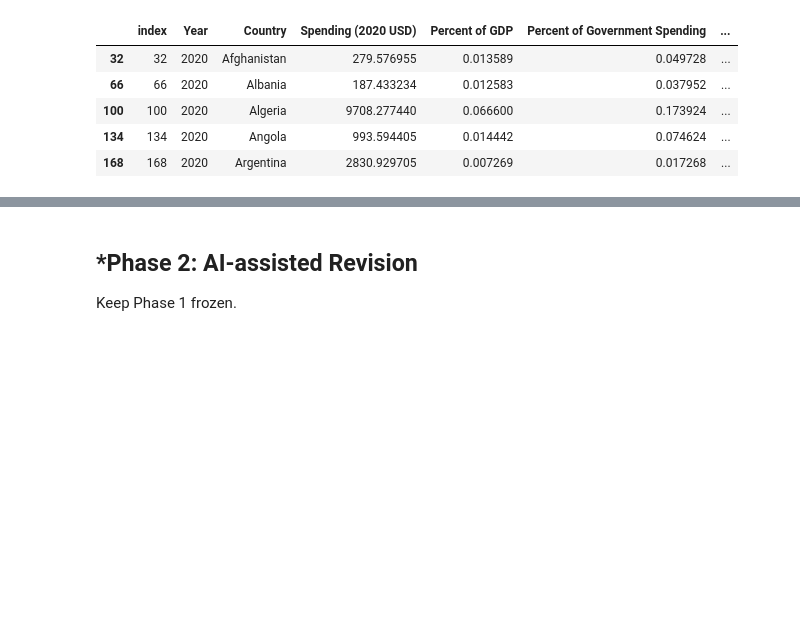
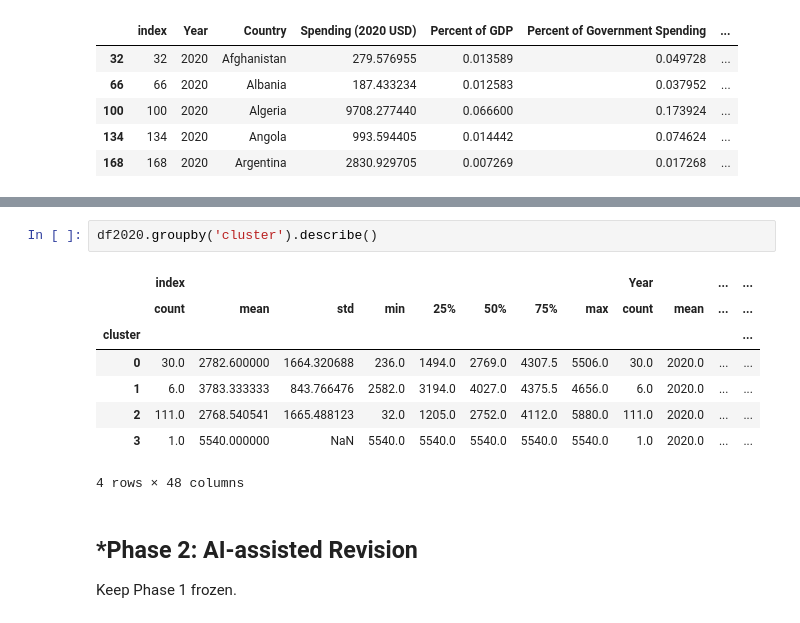
Before and after one commit to raffaellaalpaca-ai/A04-clustering, a Jupyter notebook: notebook.ipynb, the cells around one changed output, grey strips where cells are left out. Saved outputs shown, nothing was run; the diff lists cells and outputs as text; blank space fills up the shorter version.

Commit message:
describe table

```diff
--- a/notebook.ipynb
+++ b/notebook.ipynb
@@ -312,3 +326,14 @@ df2020.head()
+# %%
+df2020.groupby('cluster').describe()
+# %% [output]
+|  | index |  |  |  |  |  |  |  | Year |  | ... | ... |
+|  | count | mean | std | min | 25% | 50% | 75% | max | count | mean | ... | ... |
+| cluster |  |  |  |  |  |  |  |  |  |  |  | ... |
+| 0 | 30.0 | 2782.600000 | 1664.320688 | 236.0 | 1494.0 | 2769.0 | 4307.5 | 5506.0 | 30.0 | 2020.0 | ... | ... |
+| 1 | 6.0 | 3783.333333 | 843.766476 | 2582.0 | 3194.0 | 4027.0 | 4375.5 | 4656.0 | 6.0 | 2020.0 | ... | ... |
+| 2 | 111.0 | 2768.540541 | 1665.488123 | 32.0 | 1205.0 | 2752.0 | 4112.0 | 5880.0 | 111.0 | 2020.0 | ... | ... |
+| 3 | 1.0 | 5540.000000 | NaN | 5540.0 | 5540.0 | 5540.0 | 5540.0 | 5540.0 | 1.0 | 2020.0 | ... | ... |
+4 rows × 48 columns
 # %% [markdown]
 ## *Phase 2: AI-assisted Revision
 Keep Phase 1 frozen.
```
Also changed, not shown: parts of 1 cell of this notebook.
